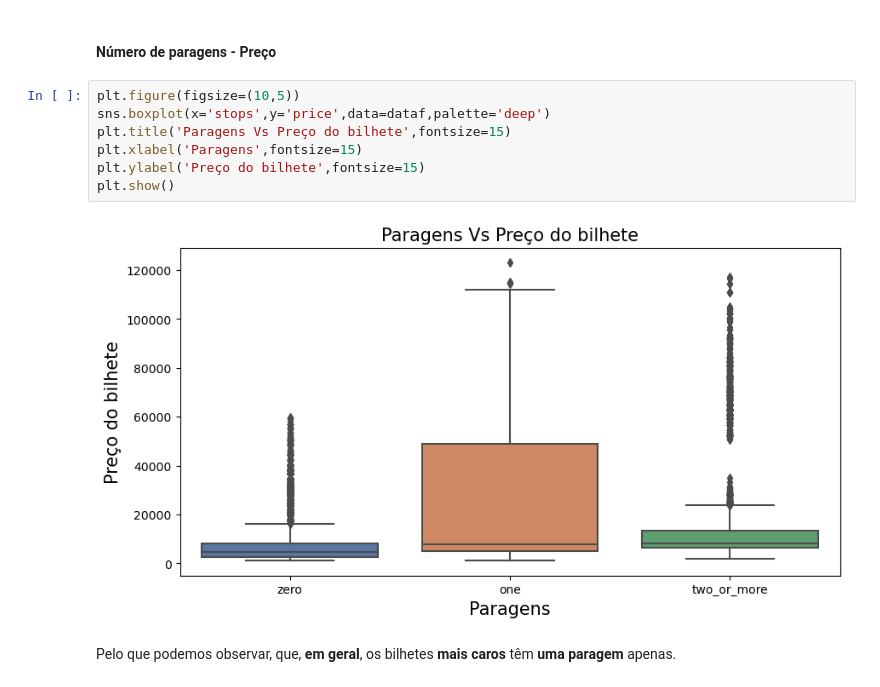
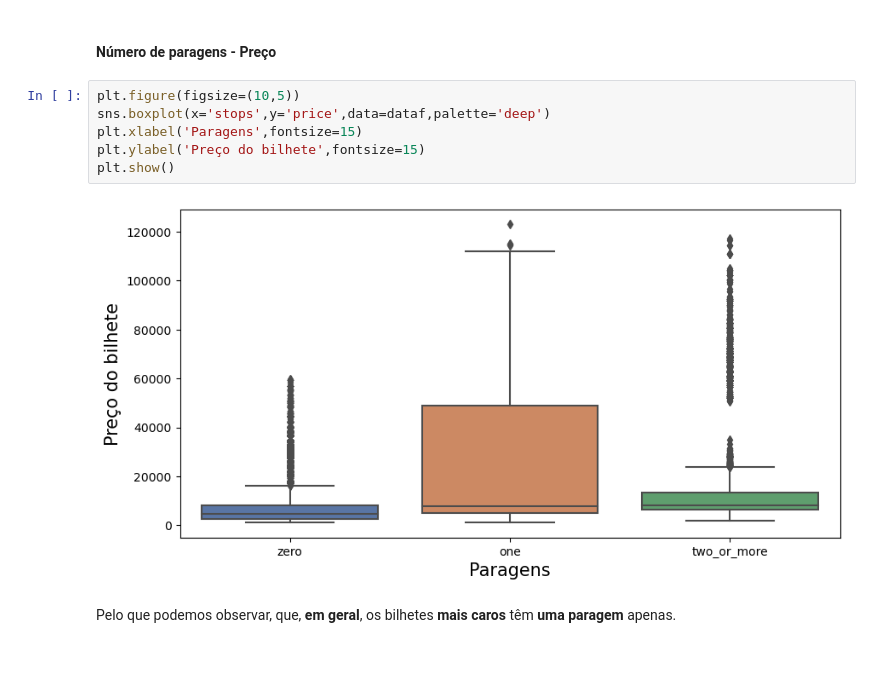
Before and after one commit to orlandopalmeira/Trabalho-DAA-2023-2024, a Jupyter notebook: Tarefa_1/tarefa_1_analise_2_dataset.ipynb, the cells around one changed output. Drawn from its saved outputs; the diff is of its cells as text; blank space fills up the shorter version.

```diff
--- a/Tarefa_1/tarefa_1_analise_2_dataset.ipynb
+++ b/Tarefa_1/tarefa_1_analise_2_dataset.ipynb
@@ -370,12 +362,11 @@ Como é possível observar há uma diferença bastante significativa entre os pr
 # %%
 plt.figure(figsize=(10,5))
 sns.boxplot(x='stops',y='price',data=dataf,palette='deep')
-plt.title('Paragens Vs Preço do bilhete',fontsize=15)
 plt.xlabel('Paragens',fontsize=15)
 plt.ylabel('Preço do bilhete',fontsize=15)
 plt.show()
 # %% [output]
-[figure, old version]
+[figure, new version]
 # %% [markdown]
 Pelo que podemos observar, que, **em geral**, os bilhetes **mais caros** têm **uma paragem** apenas.
 # %% [markdown]
```
Also changed, not shown: parts of 44 cells of this notebook.
